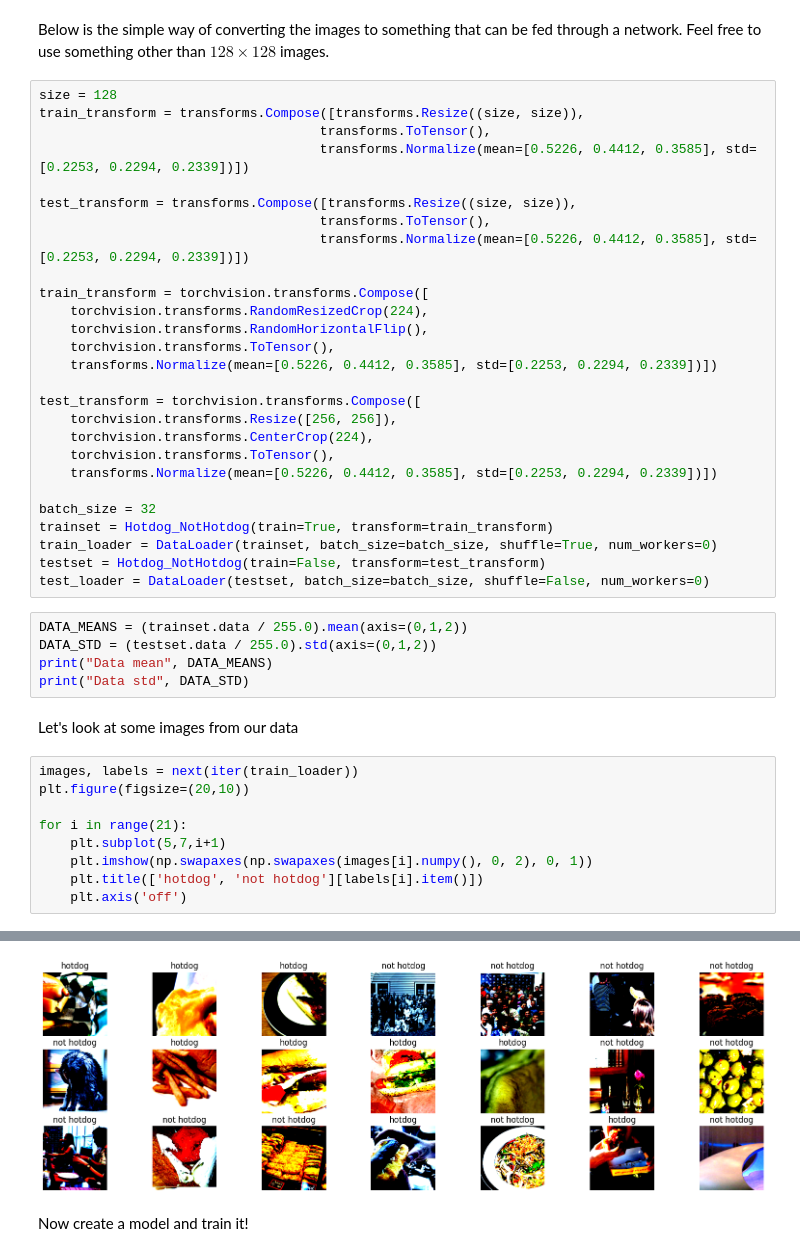
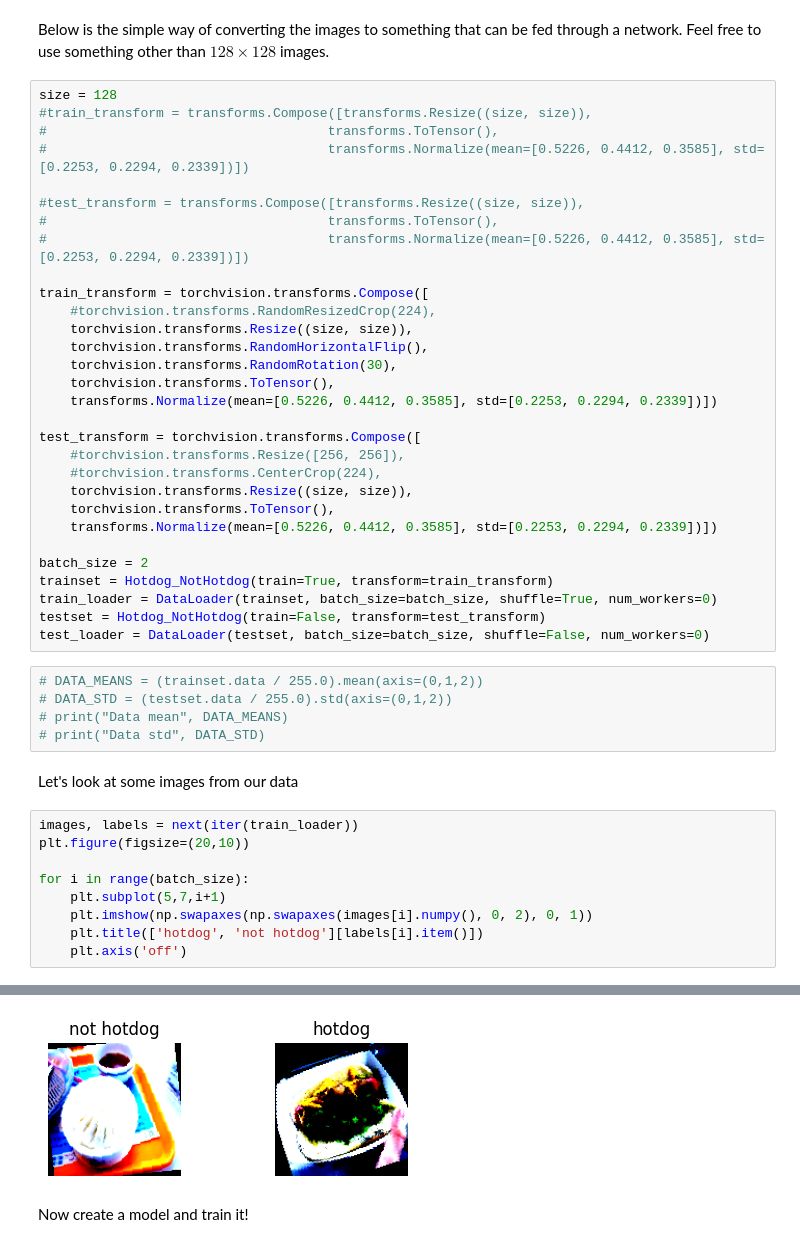
Before and after one commit to GermanButtiero/hotdogs, a Jupyter notebook: IDLCV_Exercise_1_4_hotdog.ipynb, the cells around one changed output, grey strips where cells are left out. Cells and saved outputs as stored; diff of their text form.

```diff
--- a/IDLCV_Exercise_1_4_hotdog.ipynb
+++ b/IDLCV_Exercise_1_4_hotdog.ipynb
@@ -66,43 +73,46 @@ Below is the simple way of converting the images to something that can be fed th
 Feel free to use something other than $128\times128$ images.
 # %%
 size = 128
-train_transform = transforms.Compose([transforms.Resize((size, size)),
-                                    transforms.ToTensor(),
-                                    transforms.Normalize(mean=[0.5226, 0.4412, 0.3585], std=[0.2253, 0.2294, 0.2339])])
+#train_transform = transforms.Compose([transforms.Resize((size, size)),
+#                                    transforms.ToTensor(),
+#                                    transforms.Normalize(mean=[0.5226, 0.4412, 0.3585], std=[0.2253, 0.2294, 0.2339])])
 
-test_transform = transforms.Compose([transforms.Resize((size, size)),
-                                    transforms.ToTensor(),
-                                    transforms.Normalize(mean=[0.5226, 0.4412, 0.3585], std=[0.2253, 0.2294, 0.2339])])
+#test_transform = transforms.Compose([transforms.Resize((size, size)),
+#                                    transforms.ToTensor(),
+#                                    transforms.Normalize(mean=[0.5226, 0.4412, 0.3585], std=[0.2253, 0.2294, 0.2339])])
 
 train_transform = torchvision.transforms.Compose([
-    torchvision.transforms.RandomResizedCrop(224),
+    #torchvision.transforms.RandomResizedCrop(224),
+    torchvision.transforms.Resize((size, size)),
     torchvision.transforms.RandomHorizontalFlip(),
+    torchvision.transforms.RandomRotation(30),
     torchvision.transforms.ToTensor(),
     transforms.Normalize(mean=[0.5226, 0.4412, 0.3585], std=[0.2253, 0.2294, 0.2339])])
 
 test_transform = torchvision.transforms.Compose([
-    torchvision.transforms.Resize([256, 256]),
-    torchvision.transforms.CenterCrop(224),
+    #torchvision.transforms.Resize([256, 256]),
+    #torchvision.transforms.CenterCrop(224),
+    torchvision.transforms.Resize((size, size)),
     torchvision.transforms.ToTensor(),
     transforms.Normalize(mean=[0.5226, 0.4412, 0.3585], std=[0.2253, 0.2294, 0.2339])])
 
-batch_size = 32
+batch_size = 2
 trainset = Hotdog_NotHotdog(train=True, transform=train_transform)
 train_loader = DataLoader(trainset, batch_size=batch_size, shuffle=True, num_workers=0)
 testset = Hotdog_NotHotdog(train=False, transform=test_transform)
 test_loader = DataLoader(testset, batch_size=batch_size, shuffle=False, num_workers=0)
 # %%
-DATA_MEANS = (trainset.data / 255.0).mean(axis=(0,1,2))
-DATA_STD = (testset.data / 255.0).std(axis=(0,1,2))
-print("Data mean", DATA_MEANS)
-print("Data std", DATA_STD)
+# DATA_MEANS = (trainset.data / 255.0).mean(axis=(0,1,2))
+# DATA_STD = (testset.data / 255.0).std(axis=(0,1,2))
+# print("Data mean", DATA_MEANS)
+# print("Data std", DATA_STD)
 # %% [markdown]
 Let's look at some images from our data
 # %%
 images, labels = next(iter(train_loader))
 plt.figure(figsize=(20,10))
 
-for i in range(21):
+for i in range(batch_size):
     plt.subplot(5,7,i+1)
     plt.imshow(np.swapaxes(np.swapaxes(images[i].numpy(), 0, 2), 0, 1))
     plt.title(['hotdog', 'not hotdog'][labels[i].item()])
@@ -128,4 +123,4 @@ Clipping input data to the valid range for imshow with RGB data ([0..1] for floa
-[figure, old version]
+[figure, new version]
 # %% [markdown]
 Now create a model and train it!
 # %%
```
Also changed, not shown: parts of 17 cells of this notebook.
